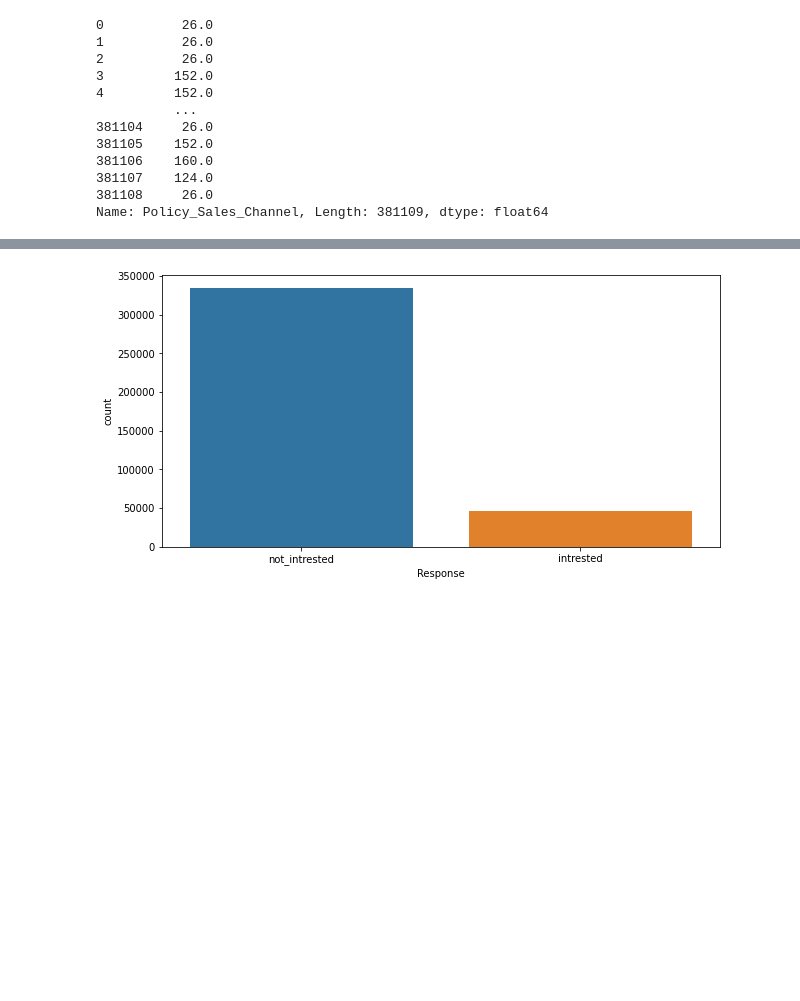
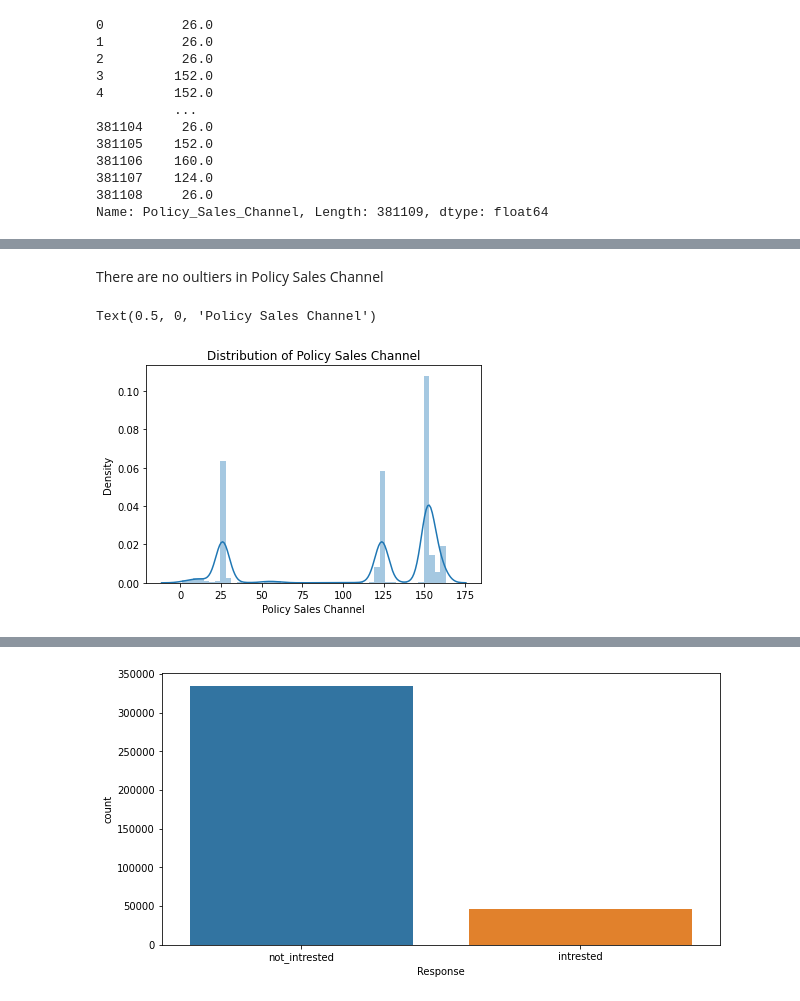
Before and after one commit to Zeeshan2012/HEALTH-INSURANCE-CROSS-SELL-PREDICTION, a Jupyter notebook: HEALTH_INSURANCE_CROSS_SELL_PREDICTION.ipynb, the cells around one changed output, grey strips where cells are left out. Saved outputs shown, nothing was run; the diff lists cells and outputs as text; code cells hidden in the pictures; blank space fills up the shorter version.

```diff
--- a/HEALTH_INSURANCE_CROSS_SELL_PREDICTION.ipynb
+++ b/HEALTH_INSURANCE_CROSS_SELL_PREDICTION.ipynb
@@ -364,0 +375,9 @@ Name: Policy_Sales_Channel, Length: 381109, dtype: float64
+# %% [markdown]
+There are no oultiers in Policy Sales Channel
+# %%
+sns.distplot(df['Policy_Sales_Channel'])
+plt.title('Distribution of Policy Sales Channel')
+plt.xlabel("Policy Sales Channel")
+# %% [output]
+Text(0.5, 0, 'Policy Sales Channel')
+[figure, added]
```
Also changed, not shown: parts of 93 cells of this notebook.
